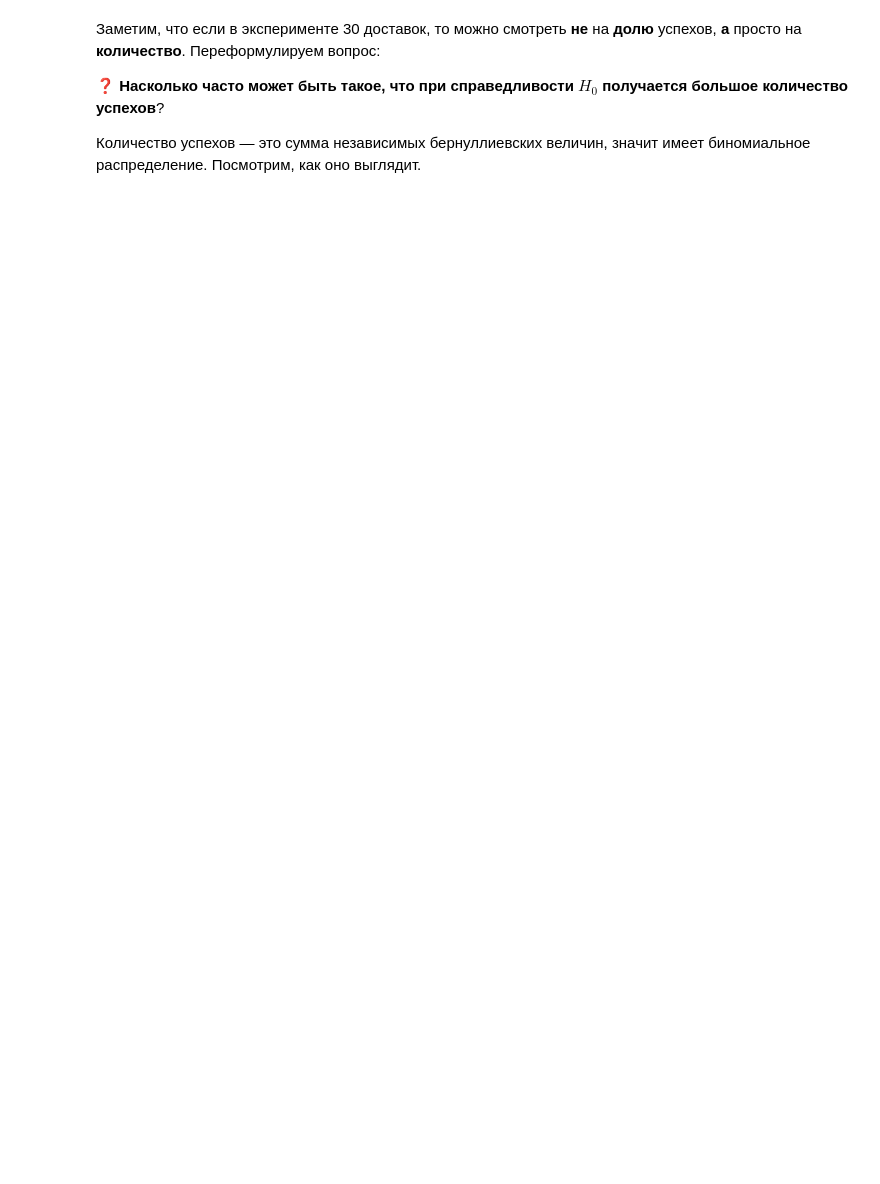
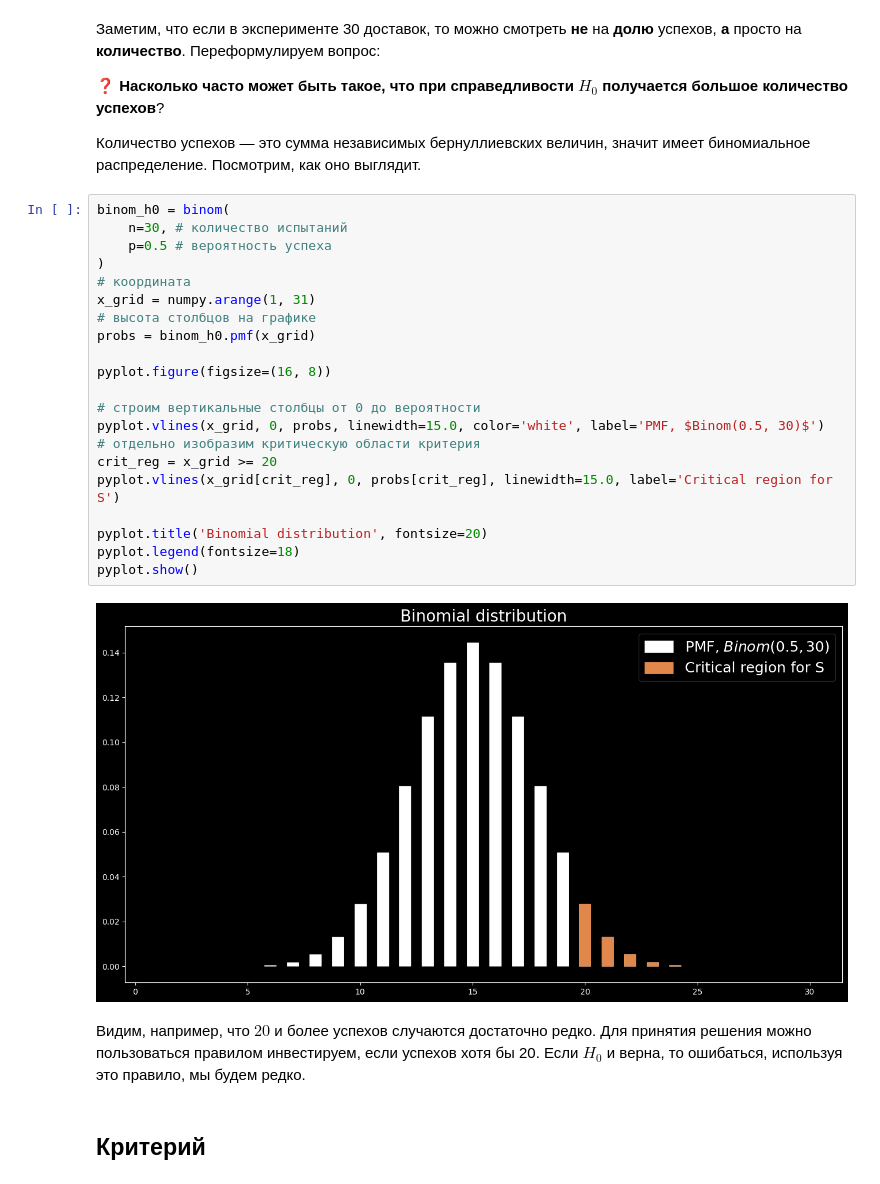
Before and after one commit to Volgin-alex/AAA_Statistics, a Jupyter notebook: 1_Stat_crit.ipynb, the cells around one changed output. Drawn from its saved outputs; the diff is of its cells as text; blank space fills up the shorter version.

Commit message:
"Change_stat_crit"

```diff
--- a/1_Stat_crit.ipynb
+++ b/1_Stat_crit.ipynb
@@ -94,4 +120,31 @@ $$H_0: \mu=0.5 \\ H_1: \mu > 0.5$$
 ❓ **Насколько часто может быть такое, что при справедливости $H_0$ получается большое количество успехов**?
 
 Количество успехов — это сумма независимых бернуллиевских величин, значит имеет биномиальное распределение. Посмотрим, как оно выглядит.
+# %%
+binom_h0 = binom(
+    n=30, # количество испытаний
+    p=0.5 # вероятность успеха
+)
+# координата
+x_grid = numpy.arange(1, 31)
+# высота столбцов на графике
+probs = binom_h0.pmf(x_grid)
+
+pyplot.figure(figsize=(16, 8))
+
+# строим вертикальные столбцы от 0 до вероятности
+pyplot.vlines(x_grid, 0, probs, linewidth=15.0, color='white', label='PMF, $Binom(0.5, 30)$')
+# отдельно изобразим критическую области критерия
+crit_reg = x_grid >= 20
+pyplot.vlines(x_grid[crit_reg], 0, probs[crit_reg], linewidth=15.0, label='Critical region for S')
+
+pyplot.title('Binomial distribution', fontsize=20)
+pyplot.legend(fontsize=18)
+pyplot.show()
+# %% [output]
+[figure, added]
+# %% [markdown]
+Видим, например, что $20$ и более успехов случаются достаточно редко. Для принятия решения можно пользоваться правилом инвестируем, если успехов хотя бы 20. Если $H_0$ и верна, то ошибаться, используя это правило, мы будем редко.
+# %% [markdown]
+## Критерий
 # %% [markdown]
```
Also changed, not shown: parts of 8 cells of this notebook.
